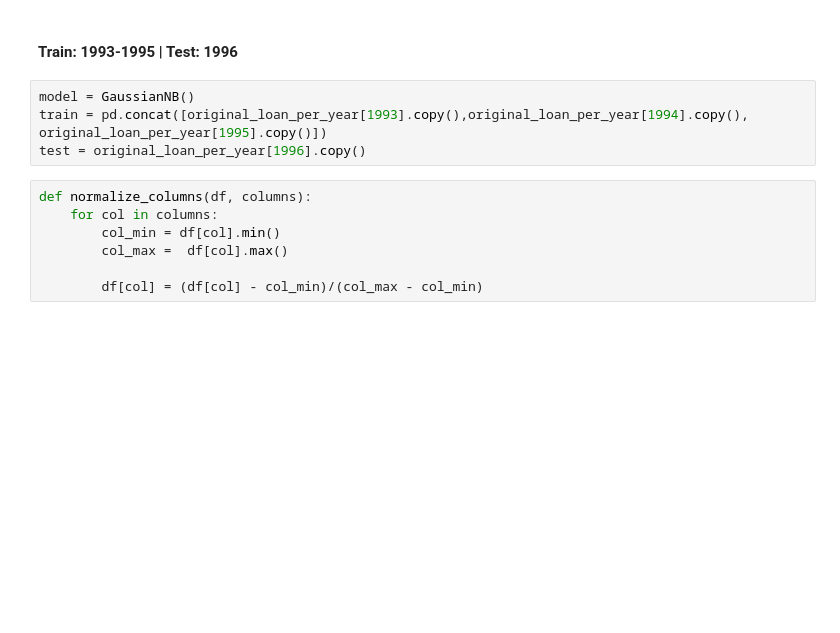
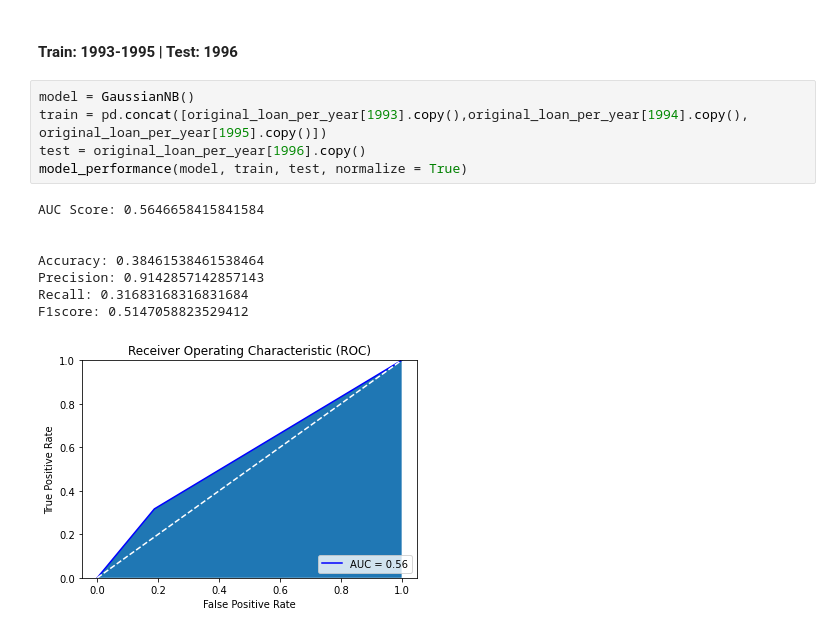
Before and after one commit to RicardoBoia2017/FEUP_ECAC, a Jupyter notebook: Project.ipynb, the cells around one changed output. Saved outputs shown, nothing was run; the diff lists cells and outputs as text; blank space fills up the shorter version.

```diff
--- a/Project.ipynb
+++ b/Project.ipynb
@@ -242,11 +262,14 @@ test = original_loan_per_year[1995].copy()
 # %%
 model = GaussianNB()
 train = pd.concat([original_loan_per_year[1993].copy(),original_loan_per_year[1994].copy(), original_loan_per_year[1995].copy()])
 test = original_loan_per_year[1996].copy()
+model_performance(model, train, test, normalize = True)
+# %% [output]
+AUC Score: 0.5646658415841584
+
+
+Accuracy: 0.38461538461538464
+Precision: 0.9142857142857143
+Recall: 0.31683168316831684
+F1score: 0.5147058823529412
+[figure, added]
-# %%
-def normalize_columns(df, columns):
-    for col in columns:
-        col_min = df[col].min()
-        col_max =  df[col].max()
-
-        df[col] = (df[col] - col_min)/(col_max - col_min)
```
Also changed, not shown: parts of 6 cells of this notebook.
